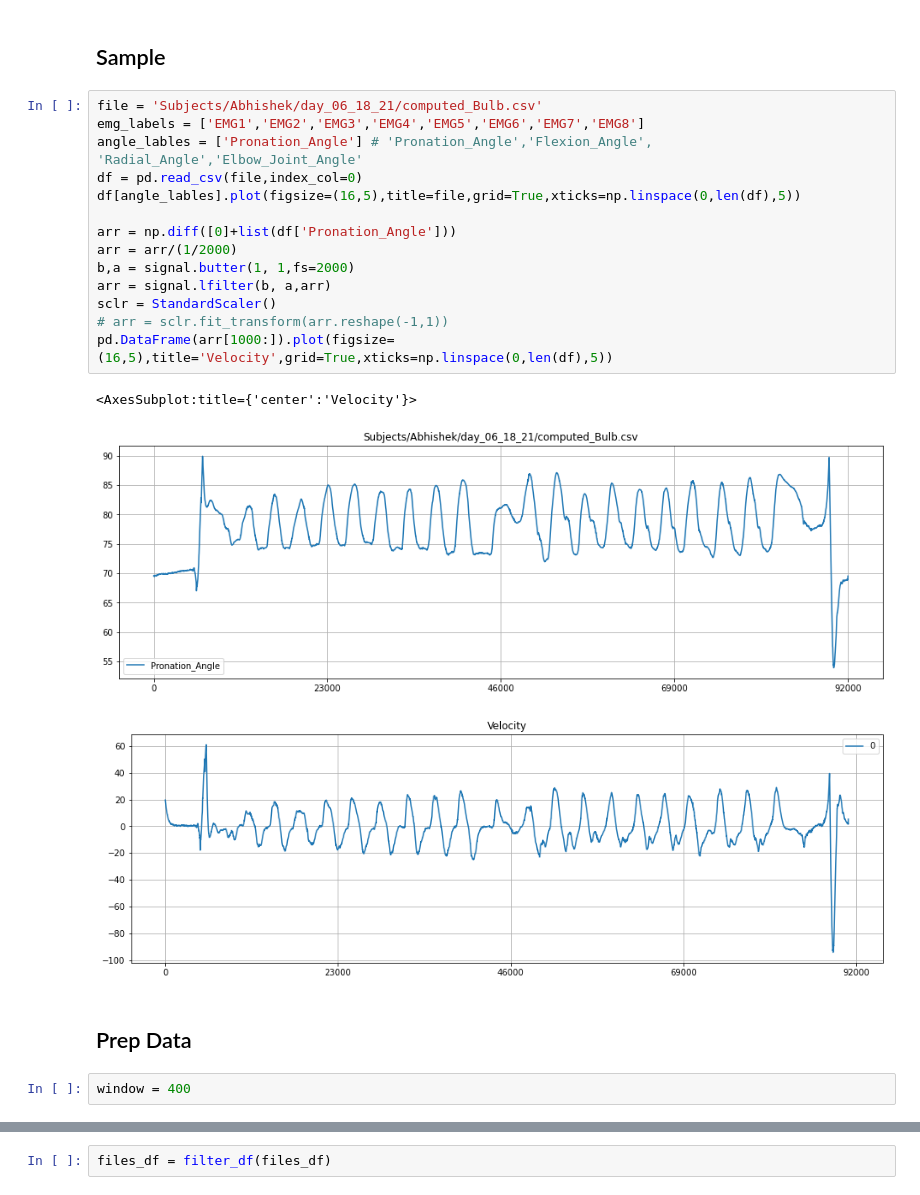
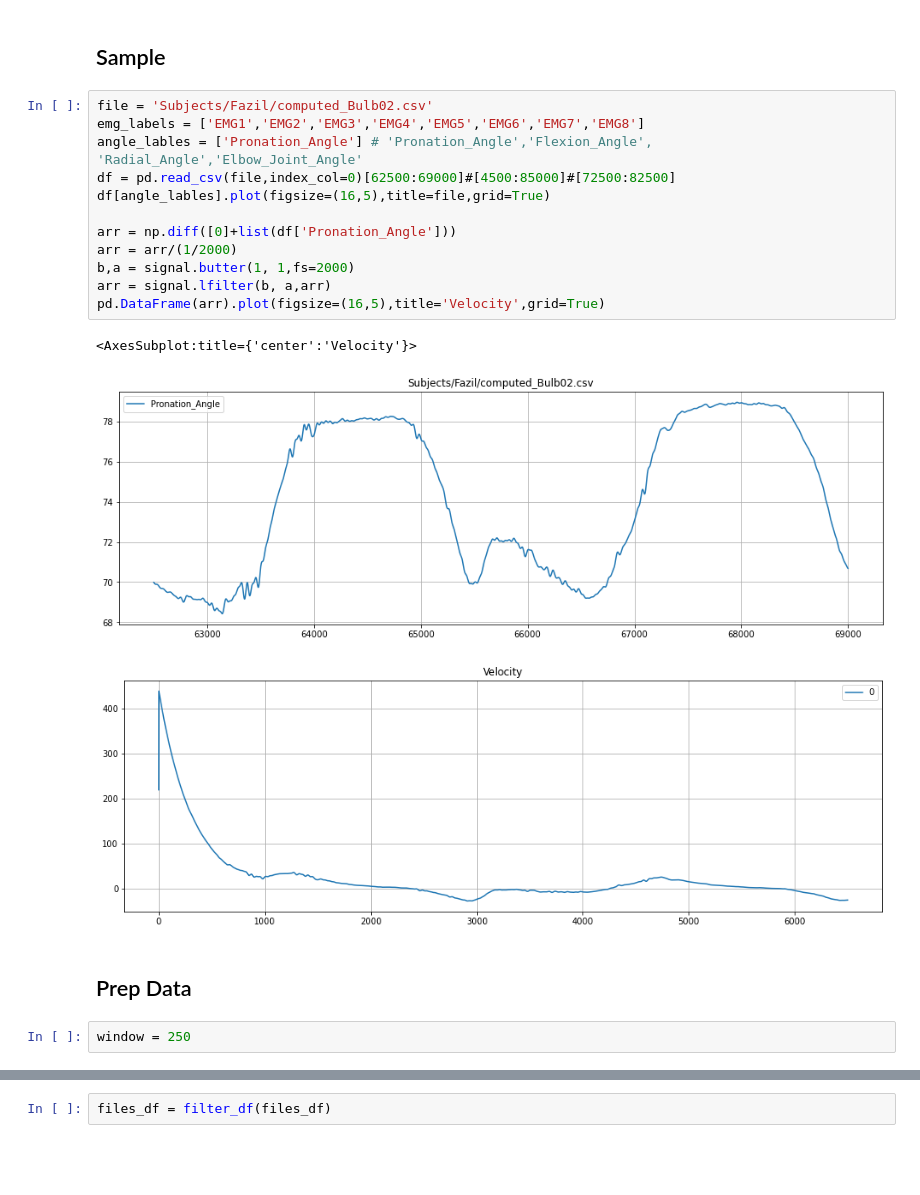
Before and after one commit to fazildgr8/wrist_control_CNN_AWEAR, a Jupyter notebook: Prosup_regression.ipynb, the cells around one changed output, grey strips where cells are left out. Cells and saved outputs as stored; diff of their text form; blank space fills up the shorter version.

```diff
--- a/Prosup_regression.ipynb
+++ b/Prosup_regression.ipynb
@@ -20,26 +20,24 @@ from tensorflow.keras import backend as K
 # %% [markdown]
 ## Sample
 # %%
-file = 'Subjects/Abhishek/day_06_18_21/computed_Bulb.csv'
+file = 'Subjects/Fazil/computed_Bulb02.csv'
 emg_labels = ['EMG1','EMG2','EMG3','EMG4','EMG5','EMG6','EMG7','EMG8']
 angle_lables = ['Pronation_Angle'] # 'Pronation_Angle','Flexion_Angle',  'Radial_Angle','Elbow_Joint_Angle'
-df = pd.read_csv(file,index_col=0)
-df[angle_lables].plot(figsize=(16,5),title=file,grid=True,xticks=np.linspace(0,len(df),5))
+df = pd.read_csv(file,index_col=0)[62500:69000]#[4500:85000]#[72500:82500]
+df[angle_lables].plot(figsize=(16,5),title=file,grid=True)
 
 arr = np.diff([0]+list(df['Pronation_Angle']))
 arr = arr/(1/2000)
 b,a = signal.butter(1, 1,fs=2000)
 arr = signal.lfilter(b, a,arr)
-sclr = StandardScaler()
-# arr = sclr.fit_transform(arr.reshape(-1,1))
-pd.DataFrame(arr[1000:]).plot(figsize=(16,5),title='Velocity',grid=True,xticks=np.linspace(0,len(df),5))
+pd.DataFrame(arr).plot(figsize=(16,5),title='Velocity',grid=True)
 # %% [output]
 <AxesSubplot:title={'center':'Velocity'}>
-[figure, old version]
+[figure, new version]
-[figure, old version]
+[figure, new version]
 # %% [markdown]
 ## Prep Data
 # %%
-window = 400
+window = 250
 # %%
 files = []
```
Also changed, not shown: parts of 39 cells of this notebook, 11 other files.
